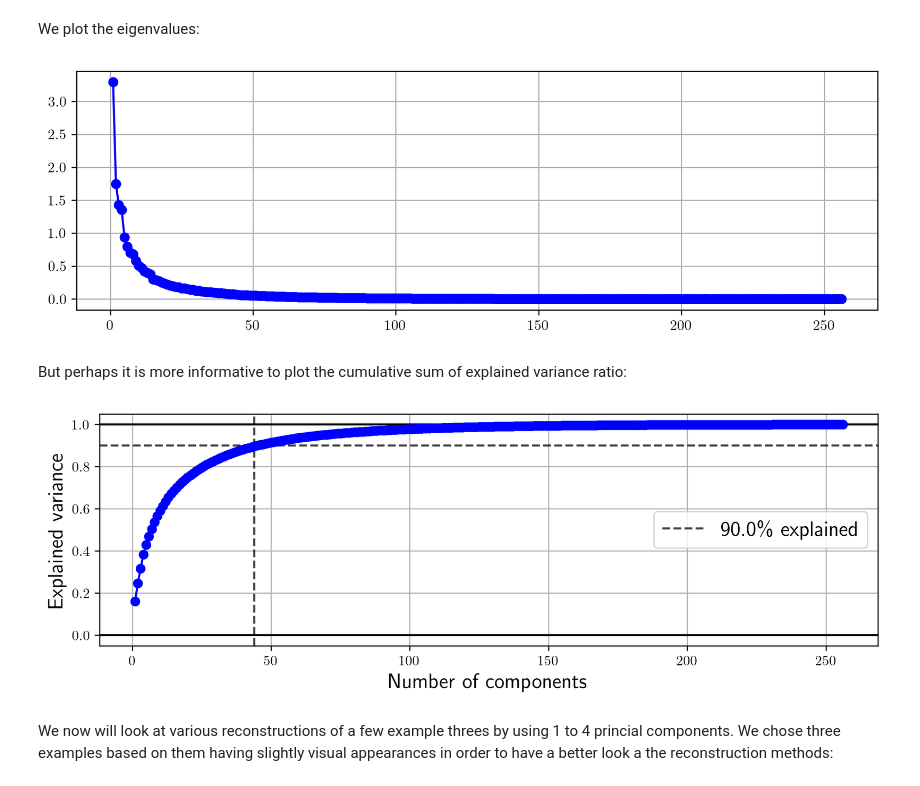
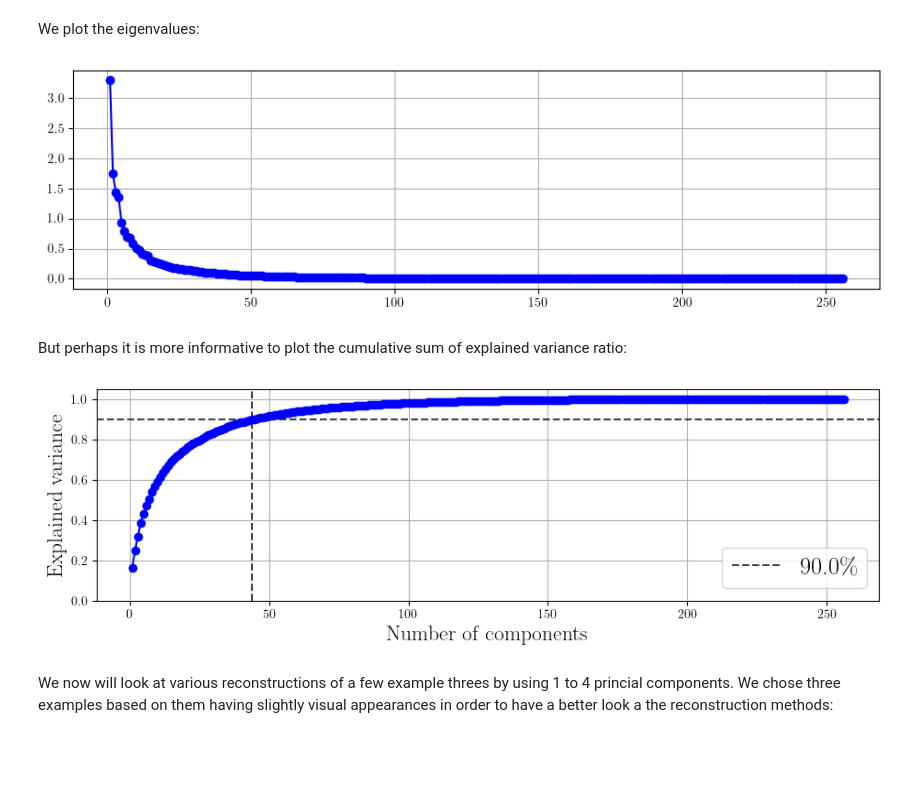
Before and after one commit to ThibeauWouters/MAI, a Jupyter notebook: ANN/Assignment 3/assignment3.ipynb, the cells around one changed output. Cells and saved outputs as stored; diff of their text form; code cells hidden in the pictures; blank space fills up the shorter version.

```diff
--- a/ANN/Assignment 3/assignment3.ipynb
+++ b/ANN/Assignment 3/assignment3.ipynb
@@ -13,7 +13,13 @@ import scipy.io
 from typing import Callable, Any
 import matplotlib.pyplot as plt
 # from sklearn.decomposition import PCA as skPCA
-plt.rcParams['figure.figsize'] = (10, 3)
-plt.rcParams['text.usetex'] = True
+plt.rcParams['figure.figsize'] = (11, 3)
+plt.rcParams.update({
+    "text.usetex": True,
+    "font.family": "serif",
+    "font.serif": ["Computer Modern Roman"],  # "Times", "Palatino", "New Century Schoolbook", "Bookman",
+    })
+# For preprocessing the images:
+from skimage.exposure import rescale_intensity
 # %% [markdown]
 Hyperparams for plotting:
@@ -144,6 +147,9 @@ print(f"For {100*q}% explained variance, we keep {pca.n_components} components")
 For 90.0% explained variance, we keep 41 components
 # %% [markdown]
 Plot the cumulative sum of the eigenvalues:
+# %%
+fs_labels = fs + 2
+fs_legend = fs + 4
 # %%
 # Plot hyperparams
 alph = 0.75
@@ -249,7 +256,7 @@ plt.show()
 We again compute the RMSD error for increasing number of principal components.
 # %%
 errors = []
-for i in range(1, dim):
+for i in range(1, dim+1):
     # Set number of PCA components
     pca.q = i
     # Fit again
@@ -260,8 +267,9 @@ for i in range(1, dim):
 
 # Plot errors
 plt.plot([i+1 for i in range(len(errors))], errors, '-o', color="blue")
-plt.xlabel("Number of components", fontsize=fs)
-plt.ylabel("RMSD", fontsize=fs)
+plt.xlabel("Number of components", fontsize=fs_labels)
+plt.ylabel("RMSD", fontsize=fs_labels)
+# plt.yscale('log')
 plt.grid()
 plt.savefig(os.path.join(plots_dir, "PCA_RMSD_choles.pdf"), bbox_inches='tight')
 plt.show()
@@ -347,26 +351,27 @@ plt.plot([i+1 for i in range(len(pca.eigenvals))], pca.eigenvals, "-o", color="b
 plt.grid()
 plt.show()
 # %% [output]
-[figure, old version]
+[figure, new version]
 # %% [markdown]
 But perhaps it is more informative to plot the cumulative sum of explained variance ratio:
 # %%
 # Plot hyperparams
 alph = 0.75
 # Plot cumulative sum
 plt.plot([i+1 for i in range(len(pca.cumsum))], pca.cumsum, '-o', color="blue", zorder = 100)
 # Plot where the ratio was achieved
-plt.axhline(pca.q, linestyle="--", color="black", label= f"{100*pca.q}\% explained",alpha=alph)
+plt.axhline(pca.q, linestyle="--", color="black", label= f"{100*pca.q}\%",alpha=alph)
 plt.axvline(pca.n_components, linestyle="--", color="black", alpha=alph)
-plt.xlabel("Number of components", fontsize=fs)
-plt.ylabel("Explained variance", fontsize=fs)
-plt.axhline(0, color="black")
-plt.axhline(1, color="black")
-plt.legend(fontsize=fs)
+plt.xlabel("Number of components", fontsize=fs_labels)
+plt.ylabel("Explained variance", fontsize=fs_labels)
+# plt.axhline(0, color="black")
+# plt.axhline(1, color="black")
+plt.ylim(0, 1.05)
+plt.legend(fontsize=fs_legend)
 plt.grid()
 plt.savefig(os.path.join(plots_dir, "PCA_threes_cumsum.pdf"), bbox_inches='tight')
 plt.show()
 # %% [output]
-[figure, old version]
+[figure, new version]
 # %% [markdown]
 We now will look at various reconstructions of a few example threes by using 1 to 4 princial components. We chose three examples based on them having slightly visual appearances in order to have a better look a the reconstruction methods:
```
Also changed, not shown: parts of 11 cells of this notebook, 25 other files.
